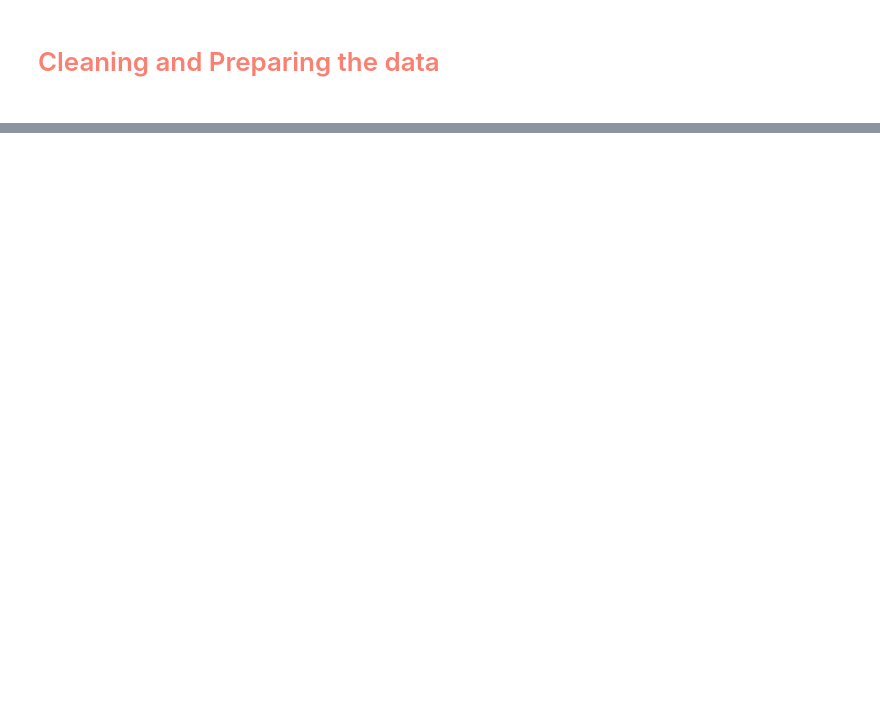
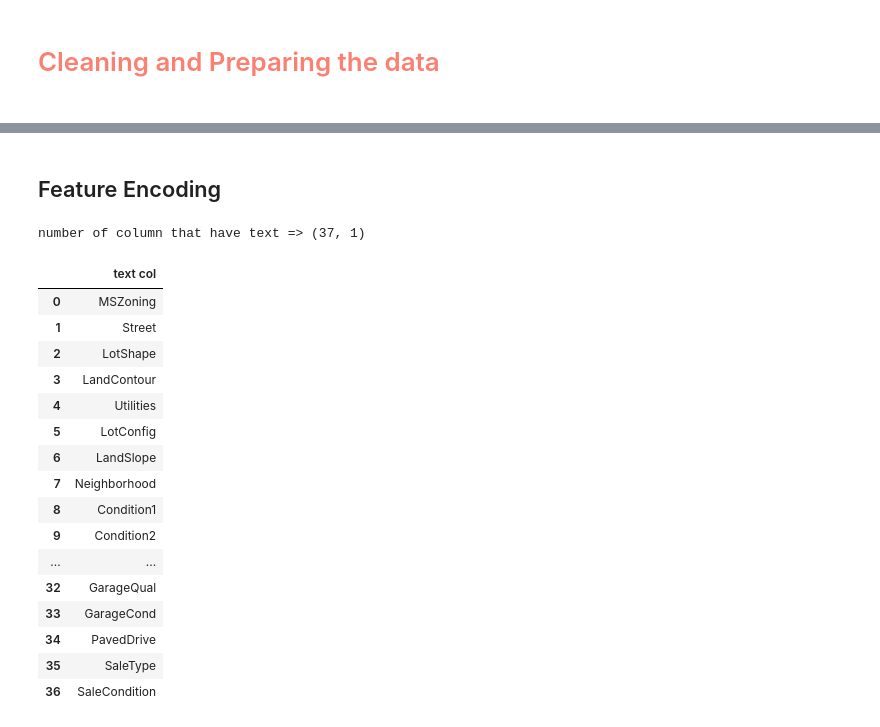
Before and after one commit to hossamAhmedSalah/ML_PROJECT, a Jupyter notebook: House_Pricing/house_pricing.ipynb, the cells around one changed output, grey strips where cells are left out. Cells and saved outputs as stored; diff of their text form; code cells hidden in the pictures; blank space fills up the shorter version.

```diff
--- a/House_Pricing/house_pricing.ipynb
+++ b/House_Pricing/house_pricing.ipynb
@@ -357,0 +381,5 @@ corr["SalePrice"].apply(abs).sort_values(ascending=False).reset_index()
+# %%
+houses = houses.drop((missing_data[missing_data['Total'] > 81]).index,axis=1) # will remove 7 feature
+houses = houses.drop(houses.loc[houses['Electrical'].isnull()].index) # remove one row that contain NaN
+print(f"shap after delete columns that has NaN greater than 81 value: {houses.shape}")
+houses.isnull().sum().max() #just checking that there's no missing data missing...
@@ -357,0 +389,4 @@ corr["SalePrice"].apply(abs).sort_values(ascending=False).reset_index()
+# %%
+print(f"before delete weak correlation => {houses.shape}")
+houses = houses.drop(correlation.iloc[21: , 0].values,axis=1)
+print(f"after delete weak correlation => {houses.shape}")
@@ -357,0 +433,11 @@ corr["SalePrice"].apply(abs).sort_values(ascending=False).reset_index()
+# %%
+name_of_coll = houses.drop(columns="Id").select_dtypes(include=['object']).columns
+
+for col in name_of_coll :
+    # using mode()
+    mode_for_coll = houses[col].mode()[0]
+    houses[col].fillna(mode_for_coll, inplace=True)
+
+# show sum of NaN in each column
+col_has_numbers = houses.drop(columns="Id").select_dtypes(include=['object'])
+col_has_numbers.isnull().sum().sort_values(ascending=False)
@@ -357,0 +519,27 @@ corr["SalePrice"].apply(abs).sort_values(ascending=False).reset_index()
+# %% [markdown]
+<h2 id="3.3">Feature Encoding</h2>
+# %%
+# object (text) columns
+obj_col = houses.drop(columns="Id").select_dtypes(include=['object']).columns
+obj_col = pd.DataFrame(obj_col,columns=["text col"])
+print(f"number of column that have text => {obj_col.shape}")
+obj_col
+# %% [output]
+number of column that have text => (37, 1)
+|  | text col |
+| 0 | MSZoning |
+| 1 | Street |
+| 2 | LotShape |
+| 3 | LandContour |
+| 4 | Utilities |
+| 5 | LotConfig |
+| 6 | LandSlope |
+| 7 | Neighborhood |
+| 8 | Condition1 |
+| 9 | Condition2 |
+| ... | ... |
+| 32 | GarageQual |
+| 33 | GarageCond |
+| 34 | PavedDrive |
+| 35 | SaleType |
+| 36 | SaleCondition |
```
Also changed, not shown: parts of 31 cells of this notebook, 1 other file.
